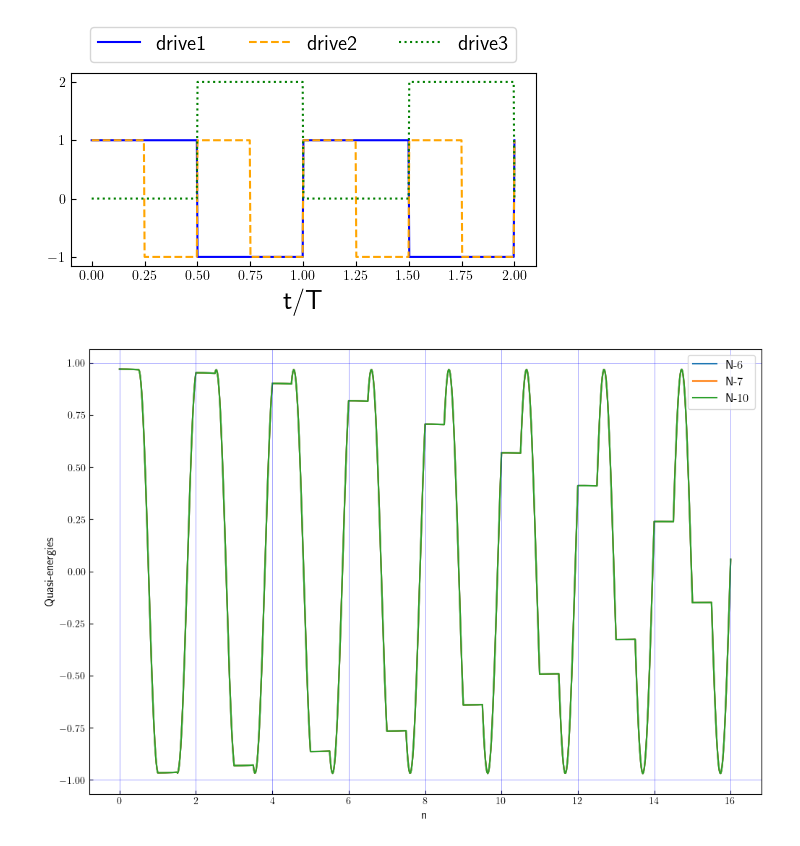
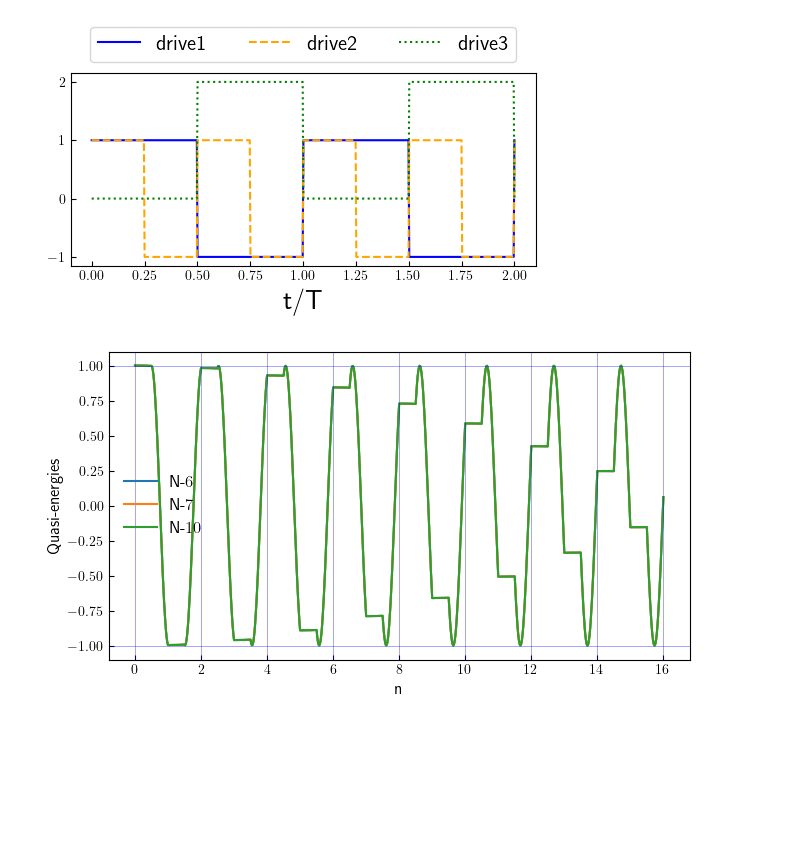
Before and after one commit to rahmahi/Impure_Flat-band, a Jupyter notebook: impure_fb_DTC.ipynb, the cells around one changed output. Saved outputs shown, nothing was run; the diff lists cells and outputs as text; code cells hidden in the pictures; blank space fills up the shorter version.

```diff
--- a/impure_fb_DTC.ipynb
+++ b/impure_fb_DTC.ipynb
@@ -289,16 +289,6 @@ def drive3(t, args):
         sqr= 0
     return sqr
 
-def kick(t, args):
-    d = args['duty']
-    w = args['omega']
-    lambda_s = args['lambda_s']
-    T = 2 * np.pi/w
-    sqr = -lambda_s * signal.square(w * t, duty = 0.5)
-    if sqr < 0:
-        sqr= 0
-    return sqr
-
 
 # HAMILTONIAN
 
@@ -310,7 +300,7 @@ def position_hamiltonian(args):
     er = args['er']
     sx,sy,sz = sigmax(), sigmay(), sigmaz()
     empt = qzero(2**N) + 1j * qzero(2**N)
-    H01, H02, H11, H31 = empt,  empt, empt, empt
+    H01, H02, H11, H31, H41 = empt,  empt, empt, empt, empt
 
     for i in range(N-1):
         id = qeye(2**i)
@@ -330,21 +320,14 @@ def position_hamiltonian(args):
         id1 = qeye(2**dim11)
         H11 = H11 + Qobj(tensor(id,tensor(sx,id1)).full()) * (1-er)
 
-
-    for i in range(N):
-        id = qeye(2**i)
-        dim11 = N-1-i
-        id1 = qeye(2**dim11)
-        H31 = H31 + Qobj(tensor(id,tensor(sz,id1)).full()) * (1-er)
-
-    return H01, H02, H11, H31
+    return H01, H02, H11
 
 # FLOQUET ANALYSIS
 
 def floquet_return_position(args):
     N  =  args['N']
     er = args['er']
-    H01, H02, H11, H31 = position_hamiltonian(args)
+    H01, H02, H11 = position_hamiltonian(args)
     H = [[H01, drive1],[H02,drive2],[H11,drive3]]
 
     T = 2 * np.pi/args['omega']
@@ -355,14 +338,12 @@ def floquet_return_position(args):
 def magnetization_position(args):
     N  =  args['N']
     er = args['er']
-    H01, H02, H11, H31 = position_hamiltonian(args)
-    H = [[H01, drive1],[H02,drive2],[H11,kick]]
-    #H = [[H01, drive1],[H02,drive2],[H11,drive3]]
-    #H = [[H01, drive1],[H02,drive2]]
+    H01, H02, H11 = position_hamiltonian(args)
+    H = [[H01, drive1],[H02,drive2],[H11,drive3]]
 
     grket = basis(2**N,0)
     times = args['times']
-    data = mesolve(H, grket, times, [], [H31/N], args = args)
+    data = mesolve(H, grket, times, [], [H02/N], args = args)
     return data.expect
 
 print("Functions defined")
@@ -412,7 +393,7 @@ from scipy import signal
 import h5py
 from multiprocessing import Pool
 
-plt.rcParams.update({"figure.figsize": (12, 8), "text.usetex": True, "font.size": 12})
+plt.rcParams.update({"figure.figsize": (7.5,4), "text.usetex": True, "font.size": 12})
 
 Ns = [6, 7, 10]
 omega = 20
@@ -432,33 +413,33 @@ times = np.linspace(0, time_period * T, time_period * 50 +1, endpoint = True)
 nprocs = len(Ns)
 p = Pool(processes = nprocs)
 opts = Options(nsteps=1e4, num_cpus=1, openmp_threads=1)
 
 params = [{'omega':omega,'er':er, 'lambda_s':w/(4*duty),'h':h,\
             'times':times, 'N':N, 'duty':duty,'J':J, 'g':g} for N in Ns]
 
 data_tfim_p_fb = np.array(p.map(magnetization_position, params))
 
 # DATA PLOTTING
 
 for i, N in enumerate(Ns):
     plt.plot(times/T, data_tfim_p_fb[i][0], label =fr"N-${N}$")
 
 plt.xlabel('n')
 plt.ylabel(r'Quasi-energies')
 plt.tick_params(axis='both', which='both', labelsize=10)
 plt.tick_params(which='both', direction='in')
-plt.legend(frameon = True,  fontsize =12)
+plt.legend(frameon = False,  fontsize =12)
 #plt.xlim(1490, 1500)
-#plt.ylim(0.0, 1.1)
+#plt.ylim(0.99, 1.01)
 
 plt.axhline(y = 1,  color = 'blue', alpha = 0.5, lw = 0.5)
 plt.axhline(y = -1, color = 'blue', alpha = 0.5, lw = 0.5)
 
 for i in np.arange(0, int(times[-1]/T)+1, 2):
     plt.axvline(x = i, color = 'blue', alpha = 0.5, lw = 0.5)
 
 #plt.savefig("ising_freezing_dtc_magnetization.pdf", bbox_inches = 'tight')
 
 plt.show()
 # %% [output]
-[figure, old version]
+[figure, new version]
```
Also changed, not shown: parts of 2 cells of this notebook.
